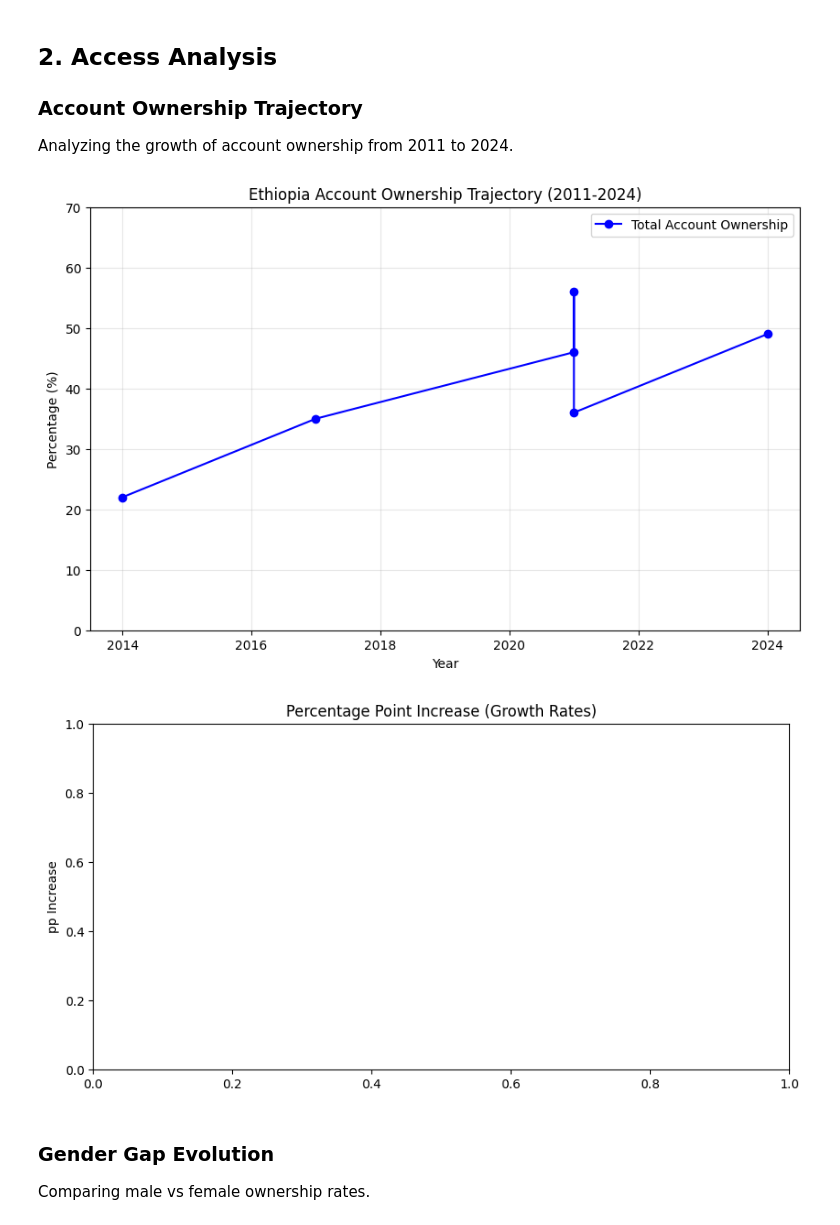
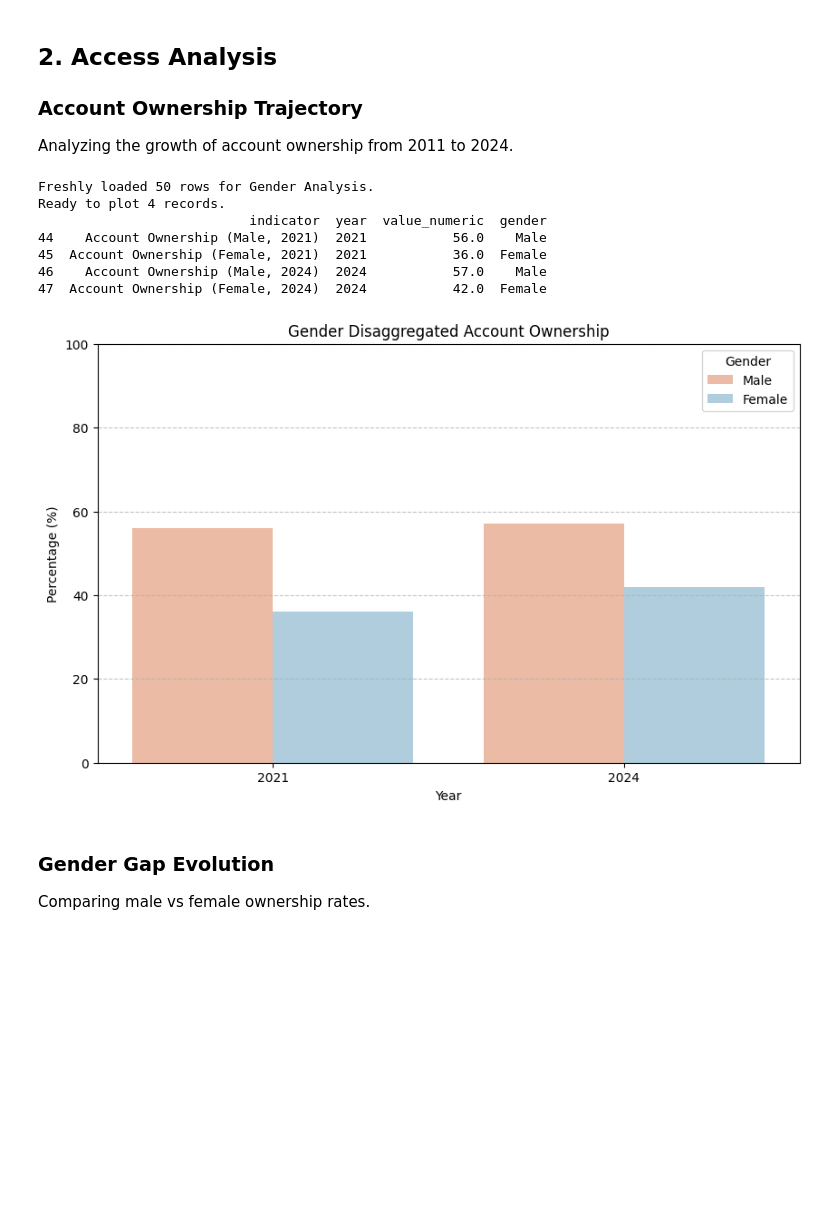
Before and after one commit to Leul4ever/Ethio-Finance-forecast, a Jupyter notebook: notebooks/task_2_eda.ipynb, the cells around one changed output. Saved outputs shown, nothing was run; the diff lists cells and outputs as text; code cells hidden in the pictures; blank space fills up the shorter version.

Commit message:
feat: Add Task 2 exploratory data analysis report and notebook, update README, and remove debug gender plot script.

```diff
--- a/notebooks/task_2_eda.ipynb
+++ b/notebooks/task_2_eda.ipynb
@@ -78,29 +78,63 @@ plt.show()
 
 ### Account Ownership Trajectory
 Analyzing the growth of account ownership from 2011 to 2024.
-# %%
-acc_df = obs_df[(obs_df['indicator_code'] == 'ACC_OWNERSHIP') | (obs_df['indicator_code'] == 'GEN_GAP_ACC')].copy()
-total_acc = acc_df[acc_df['indicator_code'] == 'ACC_OWNERSHIP'].sort_values('year')
-
-plt.figure(figsize=(10, 6))
-plt.plot(total_acc['year'], total_acc['value_numeric'], marker='o', linestyle='-', color='b', label='Total Account Ownership')
-plt.title('Ethiopia Account Ownership Trajectory (2011-2024)')
-plt.xlabel('Year')
-plt.ylabel('Percentage (%)')
-plt.grid(True, alpha=0.3)
-plt.ylim(0, 70)
-plt.legend()
-plt.show()
-
-total_acc['diff'] = total_acc['value_numeric'].diff()
-plt.figure(figsize=(10, 5))
-sns.barplot(data=total_acc.dropna(), x='year', y='diff', palette='coolwarm', hue='year', legend=False)
-plt.title('Percentage Point Increase (Growth Rates)')
-plt.ylabel('pp Increase')
-plt.show()
-# %% [output]
-[figure, removed]
-[figure, removed]
+# %%
+# Gender Disaggregated Account Ownership - V3 Fix
+import pandas as pd
+import seaborn as sns
+import matplotlib.pyplot as plt
+
+# 1. RELOAD DATA to ensure no upstream filtering affects this
+try:
+    gender_df = pd.read_csv('../data/raw/ethiopia_fi_unified_data.csv')
+except FileNotFoundError:
+    # Fallback if running from a different root
+    gender_df = pd.read_csv('data/raw/ethiopia_fi_unified_data.csv')
+
+print(f'Freshly loaded {len(gender_df)} rows for Gender Analysis.')
+
+# 2. Filter for 'Account Ownership'
+subset = gender_df[gender_df['indicator'].astype(str).str.contains('Account Ownership', case=False, na=False)].copy()
+
+# 3. Gender Assignment (Explicit)
+subset['gender'] = 'Unknown'
+subset.loc[subset['indicator'].astype(str).str.contains('Male', case=False), 'gender'] = 'Male'
+subset.loc[subset['indicator'].astype(str).str.contains('Female', case=False), 'gender'] = 'Female'
+
+# 4. Filter for Male/Female
+subset = subset[subset['gender'].isin(['Male', 'Female'])]
+
+# 5. Extract Year directly from String (ignore observation_date)
+subset['year_str'] = subset['indicator'].astype(str).str.extract(r'(\d{4})')
+subset['year'] = pd.to_numeric(subset['year_str'], errors='coerce')
+
+# 6. Clean Grid
+plot_data = subset.dropna(subset=['year', 'value_numeric'])
+
+print(f'Ready to plot {len(plot_data)} records.')
+print(plot_data[['indicator', 'year', 'value_numeric', 'gender']].head())
+
+if not plot_data.empty:
+    plt.figure(figsize=(10, 6))
+    sns.barplot(data=plot_data, x='year', y='value_numeric', hue='gender', palette='RdBu')
+    plt.title('Gender Disaggregated Account Ownership')
+    plt.ylabel('Percentage (%)')
+    plt.xlabel('Year')
+    plt.ylim(0, 100)
+    plt.legend(title='Gender')
+    plt.grid(axis='y', linestyle='--', alpha=0.7)
+    plt.show()
+else:
+    print('Error: No valid data found for gender plot.')
+# %% [output]
+Freshly loaded 50 rows for Gender Analysis.
+Ready to plot 4 records.
+                           indicator  year  value_numeric  gender
+44    Account Ownership (Male, 2021)  2021           56.0    Male
+45  Account Ownership (Female, 2021)  2021           36.0  Female
+46    Account Ownership (Male, 2024)  2024           57.0    Male
+47  Account Ownership (Female, 2024)  2024           42.0  Female
+[figure, added]
 # %% [markdown]
 ### Gender Gap Evolution
 Comparing male vs female ownership rates.
```
Also changed, not shown: parts of 2 cells of this notebook, 3 other files.
